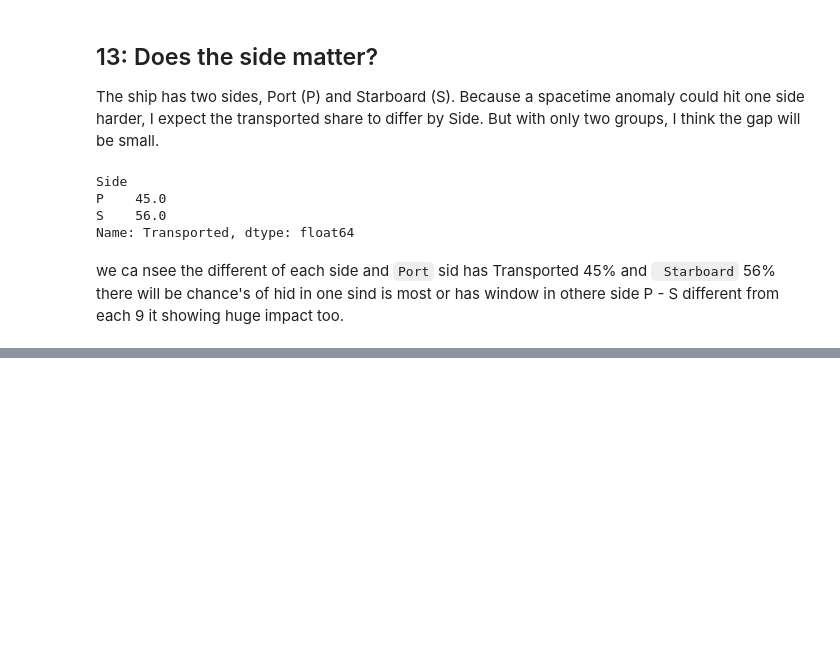
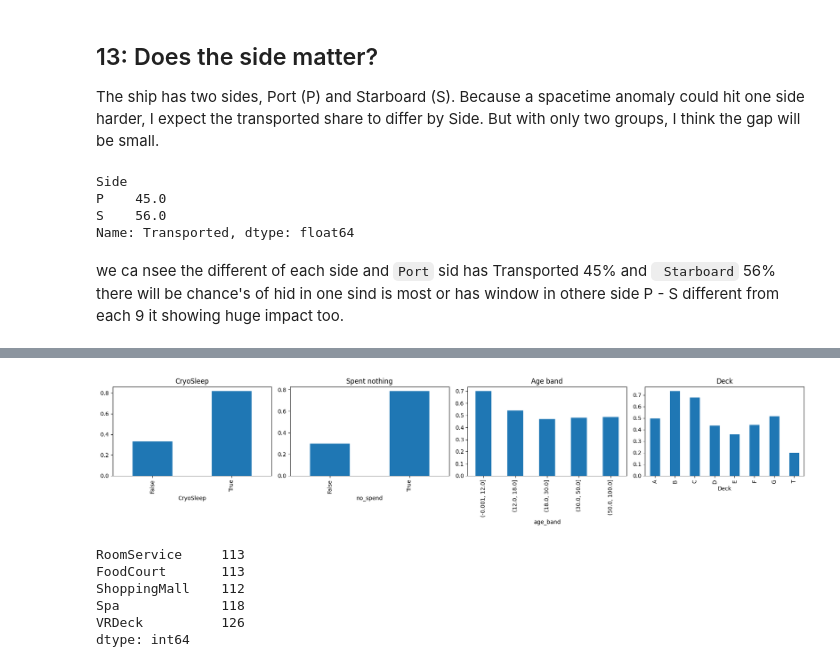
Before and after one commit to sevathangowtham/Spaceship-Titanic, a Jupyter notebook: spaceship-titanic.ipynb, the cells around one changed output, grey strips where cells are left out. Cells and saved outputs as stored; diff of their text form; code cells hidden in the pictures; blank space fills up the shorter version.

```diff
--- a/spaceship-titanic.ipynb
+++ b/spaceship-titanic.ipynb
@@ -332,0 +530,26 @@ df.head()
+# %%
+fig, ax = plt.subplots(1, 4, figsize=(18, 4))
+
+df.groupby('CryoSleep')['Transported'].mean().plot(kind='bar', ax=ax[0], title='CryoSleep')
+df.groupby('no_spend')['Transported'].mean().plot(kind='bar', ax=ax[1], title='Spent nothing')
+df.groupby('age_band', observed=True)['Transported'].mean().plot(kind='bar', ax=ax[2], title='Age band')
+df.groupby('Deck')['Transported'].mean().plot(kind='bar', ax=ax[3], title='Deck')
+
+plt.tight_layout()
+plt.show()
+# %% [output]
+[figure, added]
+# %%
+spend_cols = ['FoodCourt', 'ShoppingMall', 'Spa', 'VRDeck']
+
+for col in spend_cols:
+    df.loc[(df['CryoSleep'] == True) & (df[col].isnull()), col] = 0
+
+print(df[['RoomService'] + spend_cols].isnull().sum())
+# %% [output]
+RoomService     113
+FoodCourt       113
+ShoppingMall    112
+Spa             118
+VRDeck          126
+dtype: int64
```
Also changed, not shown: parts of 39 cells of this notebook.
